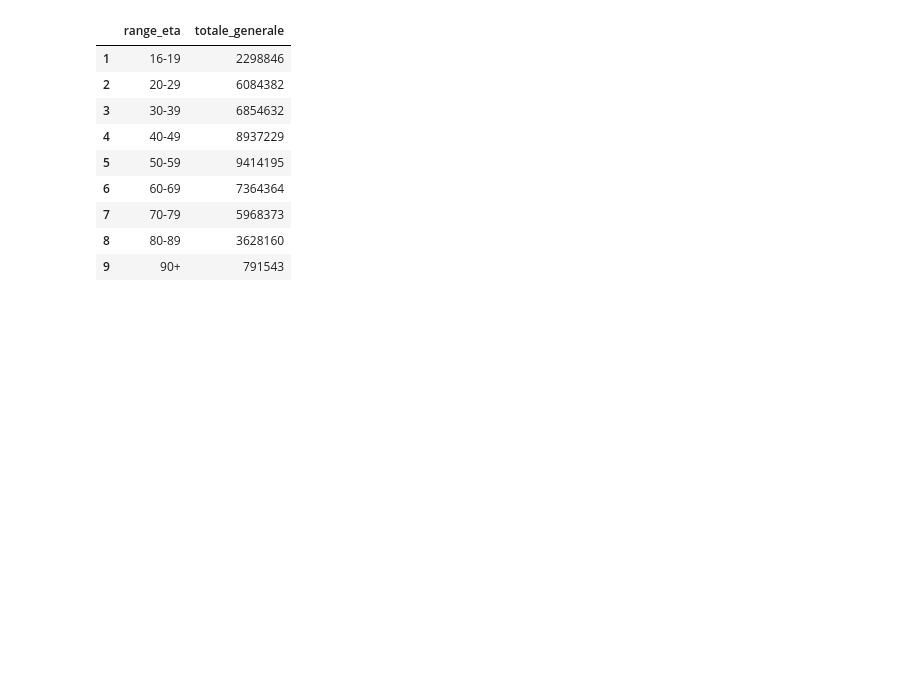
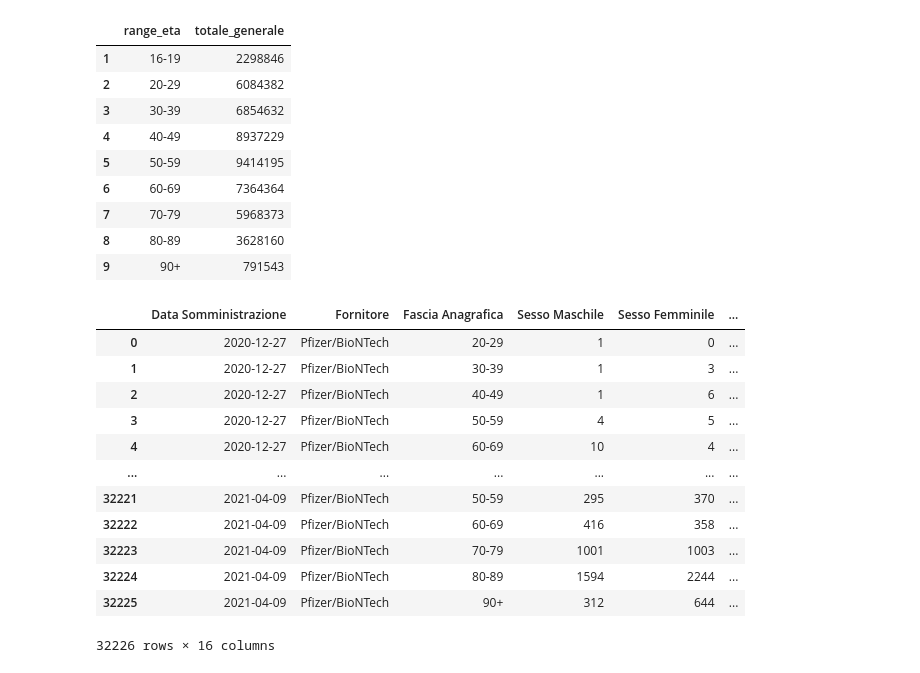
Before and after one commit to alessandrodemela/myCOVID19VaccineAnalysis, a Jupyter notebook: Playground.ipynb, the cells around one changed output. Cells and saved outputs as stored; diff of their text form; code cells hidden in the pictures; blank space fills up the shorter version.

```diff
--- a/Playground.ipynb
+++ b/Playground.ipynb
@@ -422,0 +425,28 @@ totaleRange
+# %%
+def createNameMappingDict(df):
+        '''This function returns a dictionary which helps mapping columns names in a DataFrame'''
+        nameMappingDict = {oldName : oldName.replace('_',' ').title() for oldName in df.columns}
+
+        return nameMappingDict
+# %%
+somministrazioni = pd.read_csv('Staging/somministrazioni.csv')
+somministrazioni = somministrazioni.rename(columns=createNameMappingDict(somministrazioni)).rename({'Nome Area': 'Regione'})
+somministrazioni.drop(columns=['Area', 'Codice Nuts1', 'Codice Nuts2', 'Codice Regione Istat'], inplace=True)
+somministrazioni['Data Somministrazione'] = pd.to_datetime(somministrazioni['Data Somministrazione']).dt.date
+somministrazioni['Totale'] = somministrazioni['Prima Dose'] + somministrazioni['Seconda Dose']
+
+somministrazioni
+# %% [output]
+|  | Data Somministrazione | Fornitore | Fascia Anagrafica | Sesso Maschile | Sesso Femminile | ... |
+| 0 | 2020-12-27 | Pfizer/BioNTech | 20-29 | 1 | 0 | ... |
+| 1 | 2020-12-27 | Pfizer/BioNTech | 30-39 | 1 | 3 | ... |
+| 2 | 2020-12-27 | Pfizer/BioNTech | 40-49 | 1 | 6 | ... |
+| 3 | 2020-12-27 | Pfizer/BioNTech | 50-59 | 4 | 5 | ... |
+| 4 | 2020-12-27 | Pfizer/BioNTech | 60-69 | 10 | 4 | ... |
+| ... | ... | ... | ... | ... | ... | ... |
+| 32221 | 2021-04-09 | Pfizer/BioNTech | 50-59 | 295 | 370 | ... |
+| 32222 | 2021-04-09 | Pfizer/BioNTech | 60-69 | 416 | 358 | ... |
+| 32223 | 2021-04-09 | Pfizer/BioNTech | 70-79 | 1001 | 1003 | ... |
+| 32224 | 2021-04-09 | Pfizer/BioNTech | 80-89 | 1594 | 2244 | ... |
+| 32225 | 2021-04-09 | Pfizer/BioNTech | 90+ | 312 | 644 | ... |
+32226 rows × 16 columns
```
Also changed, not shown: parts of 1 cell of this notebook, 12 other files.
